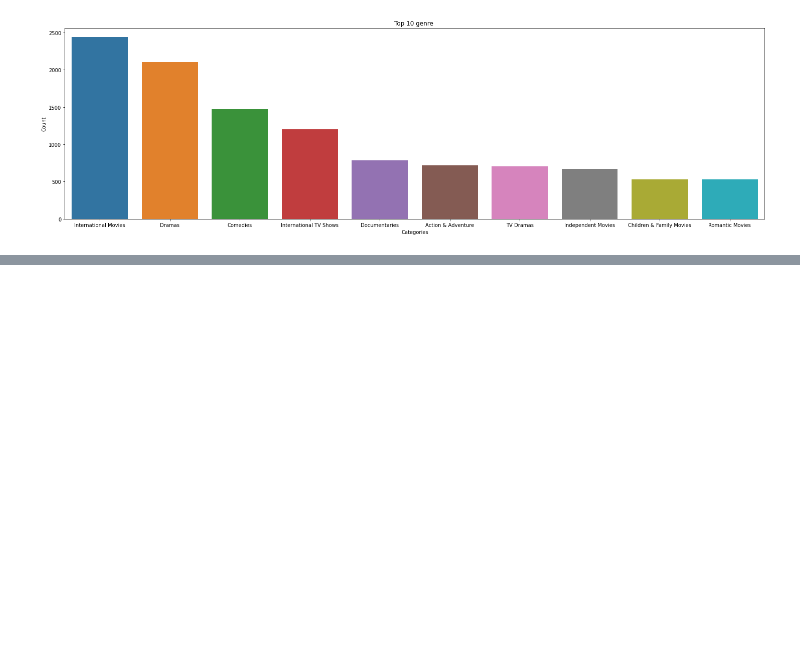
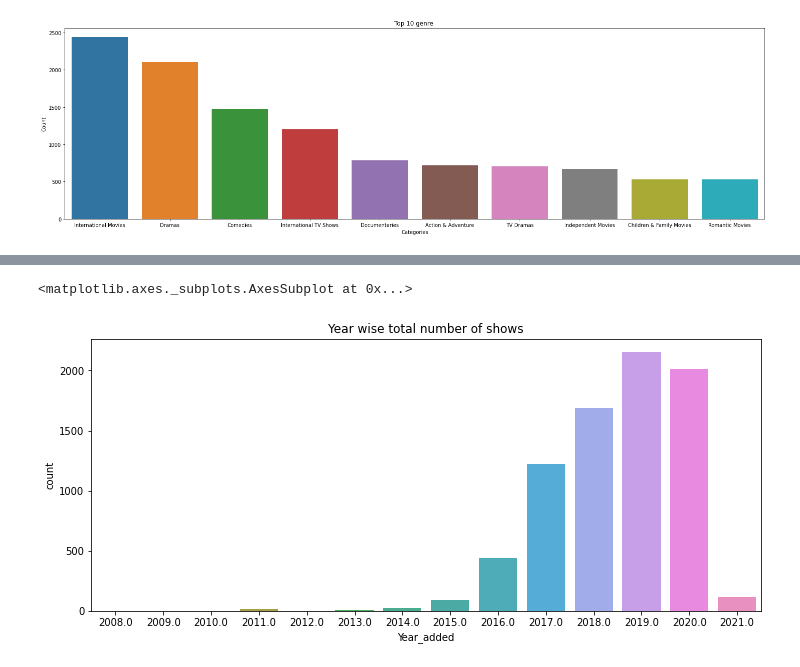
Before and after one commit to SuhasTantri/Netflix-movies-and-tv-shows-clustering, a Jupyter notebook: Raghavendra_and_Suhas_Team_NETFLIX_MOVIES_AND_TV_SHOWS_CLUSTERING.ipynb, the cells around one changed output, grey strips where cells are left out. Drawn from its saved outputs; the diff is of its cells as text; code cells hidden in the pictures; blank space fills up the shorter version.

```diff
--- a/Raghavendra_and_Suhas_Team_NETFLIX_MOVIES_AND_TV_SHOWS_CLUSTERING.ipynb
+++ b/Raghavendra_and_Suhas_Team_NETFLIX_MOVIES_AND_TV_SHOWS_CLUSTERING.ipynb
@@ -155,0 +173,2 @@ Text(0.5, 1.0, 'Top 10 genre ')
+# %%
+df['country'].fillna(value='No Country',inplace=True)
@@ -155,0 +233,12 @@ Text(0.5, 1.0, 'Top 10 genre ')
+# %%
+import datetime as dt
+df['date_added'] = pd.to_datetime(df['date_added'])
+df['Year_added'] = df['date_added'].dt.year
+df['Month_added']=df['date_added'].dt.month
+# %%
+plt.figure(figsize=(12,5))
+plt.title('Year wise total number of shows')
+sns.countplot(x='Year_added',data=df)
+# %% [output]
+<matplotlib.axes._subplots.AxesSubplot at 0x...>
+[figure, added]
```
Also changed, not shown: parts of 12 cells of this notebook.
